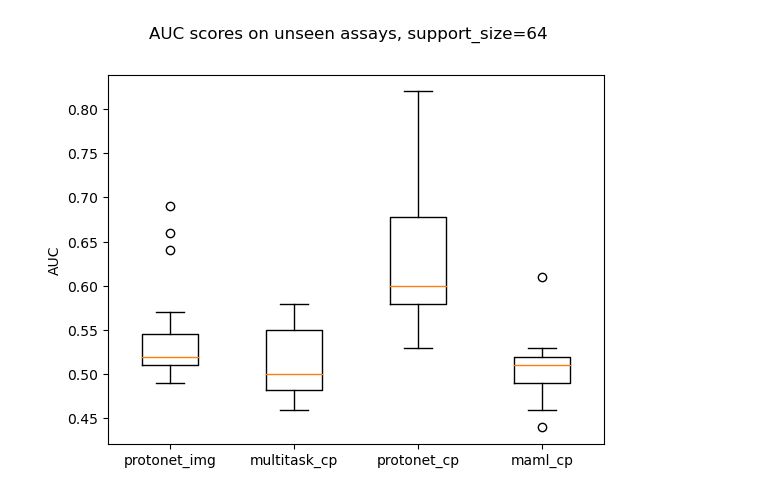
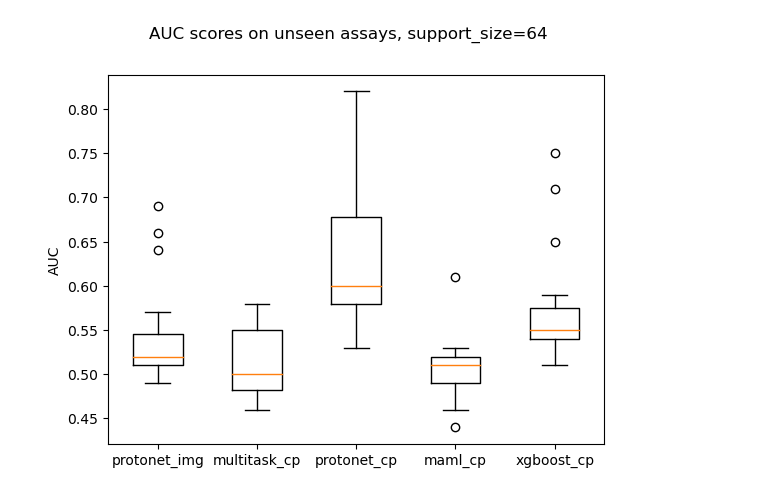
Before and after one commit to son-ha-264/FSL_CP, a Jupyter notebook: result/notebook/model_comparision.ipynb, the cells around one changed output. Cells and saved outputs as stored; diff of their text form; code cells hidden in the pictures.

```diff
--- a/result/notebook/model_comparision.ipynb
+++ b/result/notebook/model_comparision.ipynb
@@ -7,6 +7,7 @@ import seaborn as sns
 df_proto_auroc_cp = pd.read_csv('../result_summary3/protonet_cp_result_summary5.csv')
 df_multitask_auroc_cp = pd.read_csv('../result_summary3/multitask_cp_result_summary3.csv')
 df_maml_auroc_cp = pd.read_csv('../result_summary3/maml_cp_auroc_result_summary2.csv')
+df_xgboost_auroc_cp = pd.read_csv('../result_summary3/xgboost_cp_auroc_result_summary.csv')
 
 df_proto_auroc_img = pd.read_csv('../result_summary3/protonet_img_result_summary_4.csv')
 # %%
@@ -29,6 +30,11 @@ auroc_multitask_cp_16 = np.array([float(df_multitask_auroc_cp['16'][i].split('+/
 auroc_multitask_cp_32 = np.array([float(df_multitask_auroc_cp['32'][i].split('+/-')[0]) for i in range(len(df_multitask_auroc_cp))])
 auroc_multitask_cp_64 = np.array([float(df_multitask_auroc_cp['64'][i].split('+/-')[0]) for i in range(len(df_multitask_auroc_cp))])
 auroc_multitask_cp_96 = np.array([float(df_multitask_auroc_cp['96'][i].split('+/-')[0]) for i in range(len(df_multitask_auroc_cp))])
+
+auroc_xgboost_cp_16 = np.array([float(df_xgboost_auroc_cp['16'][i].split('+/-')[0]) for i in range(len(df_xgboost_auroc_cp))])
+auroc_xgboost_cp_32 = np.array([float(df_xgboost_auroc_cp['32'][i].split('+/-')[0]) for i in range(len(df_xgboost_auroc_cp))])
+auroc_xgboost_cp_64 = np.array([float(df_xgboost_auroc_cp['64'][i].split('+/-')[0]) for i in range(len(df_xgboost_auroc_cp))])
+auroc_xgboost_cp_96 = np.array([float(df_xgboost_auroc_cp['96'][i].split('+/-')[0]) for i in range(len(df_xgboost_auroc_cp))])
 # %%
 # Avg score of each method for each assay
 avg_proto_cp = np.mean([auroc_proto_cp_16, auroc_proto_cp_32, auroc_proto_cp_64, auroc_proto_cp_96], axis=0)
@@ -110,13 +120,13 @@ with plt.style.context(['seaborn-v0_8-deep', 'seaborn']):
 # %%
-data = [auroc_proto_img_64, auroc_multitask_cp_64, auroc_proto_cp_64, auroc_maml_cp_64]
+data = [auroc_proto_img_64, auroc_multitask_cp_64, auroc_proto_cp_64, auroc_maml_cp_64, auroc_xgboost_cp_64]
 #data = [multitask_cp_plus_64, proto_cp_plus_after_64, proto_img_after_64, cloome_img_64]
 
 plt.boxplot(data)
 plt.ylabel('AUC')
 plt.suptitle('AUC scores on unseen assays, support_size=64')
 #plt.xticks([1,2,3,4], ['multitask_cp+', 'protonet_cp+', 'protonet_img', 'cloome_img'])
-plt.xticks([1,2,3,4], ['protonet_img', 'multitask_cp', 'protonet_cp', 'maml_cp'])
-plt.savefig("../plots/Model_comparison_boxplot2.png")
+plt.xticks([1,2,3,4, 5], ['protonet_img', 'multitask_cp', 'protonet_cp', 'maml_cp', 'xgboost_cp'])
+plt.savefig("../plots/Model_comparison_boxplot1.png")
 plt.show()
 # %% [output]
-[figure, old version]
+[figure, new version]
```
Also changed, not shown: parts of 2 cells of this notebook, 12 other files.
